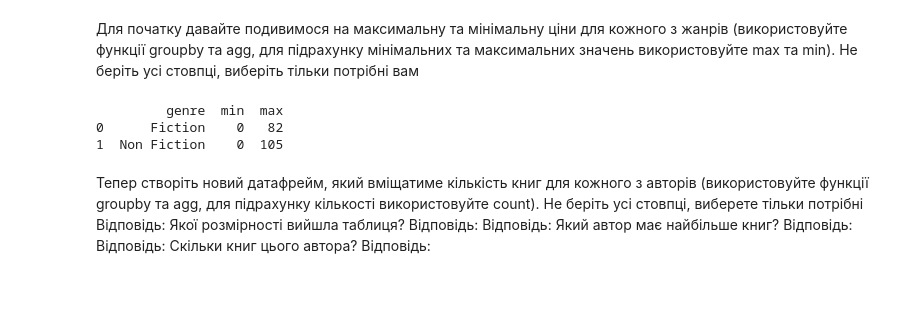
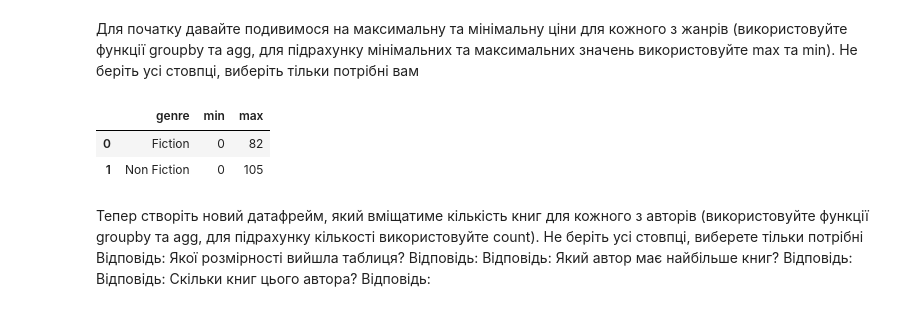
Before and after one commit to OlhaYastrebova/goit-ds-hw, a Jupyter notebook: Hw5_3.ipynb, the cells around one changed output. Saved outputs shown, nothing was run; the diff lists cells and outputs as text; code cells hidden in the pictures.

```diff
--- a/Hw5_3.ipynb
+++ b/Hw5_3.ipynb
@@ -198,17 +189,13 @@ print(f"Ціна: {last_book['price']}")
 Ціна: 7
 # %% [markdown]
 Для початку давайте подивимося на максимальну та мінімальну ціни для кожного з жанрів (використовуйте функції groupby та agg, для підрахунку мінімальних та максимальних значень використовуйте max та min). Не беріть усі стовпці, виберіть тільки потрібні вам
-# %%
-df.columns = ['name', 'author', 'user_rating', 'reviews', 'price', 'year', 'genre']
 # %%
 # Групувати дані за жанрами і обчислити мінімальну та максимальну ціну
-price_stats = df.groupby('genre')['price'].agg(['min', 'max']).reset_index()
-# Вивести результати
-print(price_stats)
+df.groupby('genre')['price'].agg(['min', 'max']).reset_index()
 # %% [output]
-         genre  min  max
-0      Fiction    0   82
-1  Non Fiction    0  105
+|  | genre | min | max |
+| 0 | Fiction | 0 | 82 |
+| 1 | Non Fiction | 0 | 105 |
 # %% [markdown]
 Тепер створіть новий датафрейм, який вміщатиме кількість книг для кожного з авторів (використовуйте функції groupby та agg, для підрахунку кількості використовуйте count). Не беріть усі стовпці, виберете тільки потрібні
 Відповідь: Якої розмірності вийшла таблиця? Відповідь:
```
Also changed, not shown: parts of 7 cells of this notebook.
